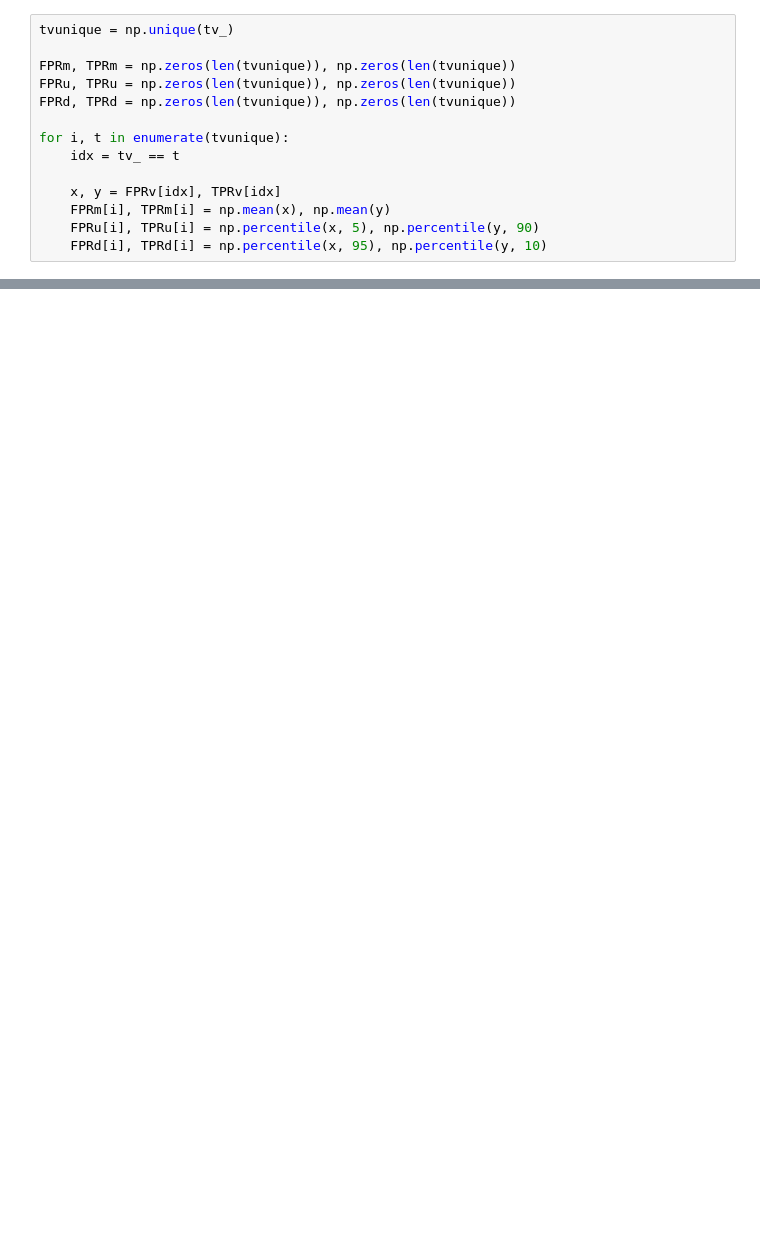
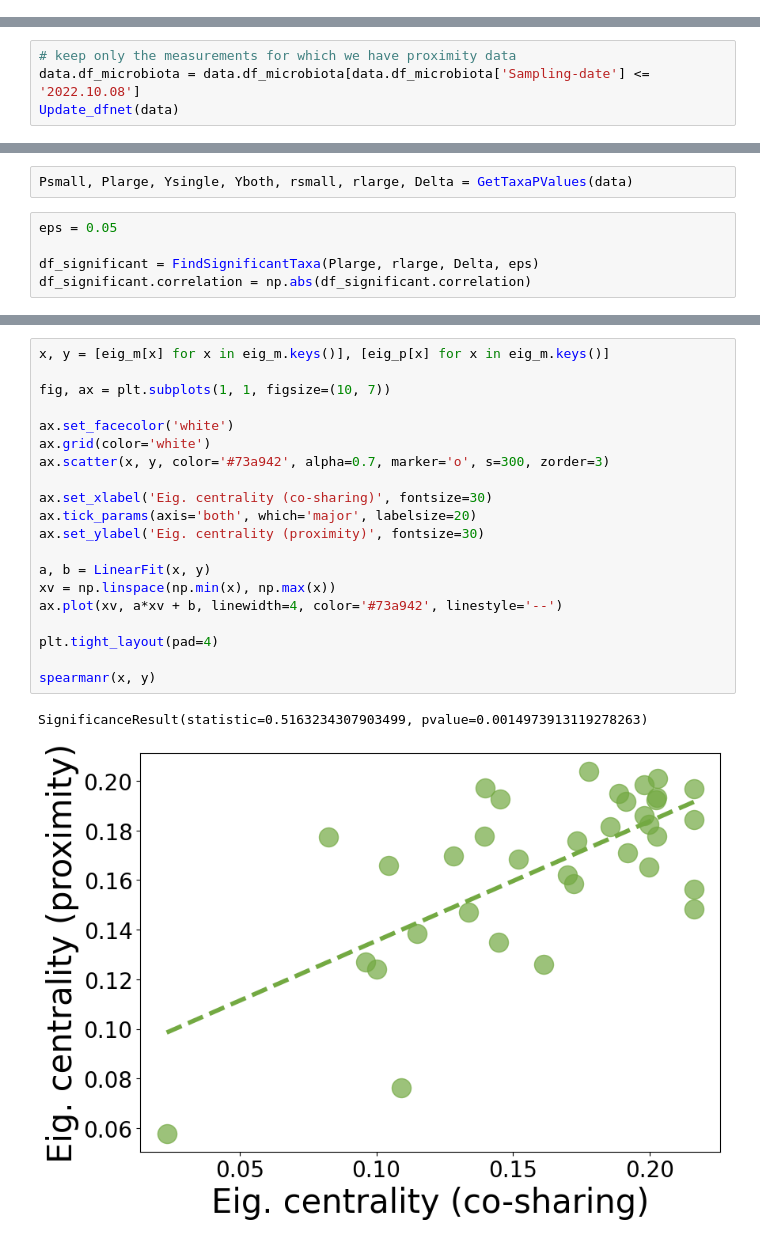
Before and after one commit to lorenzodallamico/MicrobiotaSocioPatterns, a Jupyter notebook: Analysis.ipynb, the cells around one changed output, grey strips where cells are left out. Cells and saved outputs as stored; diff of their text form; blank space fills up the shorter version.

```diff
--- a/Analysis.ipynb
+++ b/Analysis.ipynb
@@ -291,14 +0,0 @@ plt.show()
-# %%
-tvunique = np.unique(tv_)
-
-FPRm, TPRm = np.zeros(len(tvunique)), np.zeros(len(tvunique))
-FPRu, TPRu = np.zeros(len(tvunique)), np.zeros(len(tvunique))
-FPRd, TPRd = np.zeros(len(tvunique)), np.zeros(len(tvunique))
-
-for i, t in enumerate(tvunique):
-    idx = tv_ == t
-
-    x, y = FPRv[idx], TPRv[idx]
-    FPRm[i], TPRm[i] = np.mean(x), np.mean(y)
-    FPRu[i], TPRu[i] = np.percentile(x, 5), np.percentile(y, 90)
-    FPRd[i], TPRd[i] = np.percentile(x, 95), np.percentile(y, 10)
@@ -309,0 +248,4 @@ auc(FPRm[idx], TPRm[idx])
+# %%
+# keep only the measurements for which we have proximity data
+data.df_microbiota = data.df_microbiota[data.df_microbiota['Sampling-date'] <= '2022.10.08']
+Update_dfnet(data)
@@ -309,0 +473,7 @@ auc(FPRm[idx], TPRm[idx])
+# %%
+Psmall, Plarge, Ysingle, Yboth, rsmall, rlarge, Delta = GetTaxaPValues(data)
+# %%
+eps = 0.05
+
+df_significant = FindSignificantTaxa(Plarge, rlarge, Delta, eps)
+df_significant.correlation = np.abs(df_significant.correlation)
@@ -309,0 +606,23 @@ auc(FPRm[idx], TPRm[idx])
+# %%
+x, y = [eig_m[x] for x in eig_m.keys()], [eig_p[x] for x in eig_m.keys()]
+
+fig, ax = plt.subplots(1, 1, figsize=(10, 7))
+
+ax.set_facecolor('white')
+ax.grid(color='white')
+ax.scatter(x, y, color='#73a942', alpha=0.7, marker='o', s=300, zorder=3)
+
+ax.set_xlabel('Eig. centrality (co-sharing)', fontsize=30)
+ax.tick_params(axis='both', which='major', labelsize=20)
+ax.set_ylabel('Eig. centrality (proximity)', fontsize=30)
+
+a, b = LinearFit(x, y)
+xv = np.linspace(np.min(x), np.max(x))
+ax.plot(xv, a*xv + b, linewidth=4, color='#73a942', linestyle='--')
+
+plt.tight_layout(pad=4)
+
+spearmanr(x, y)
+# %% [output]
+SignificanceResult(statistic=0.5163234307903499, pvalue=0.0014973913119278263)
+[figure, added]
```
Also changed, not shown: parts of 43 cells of this notebook, 10 other files.
